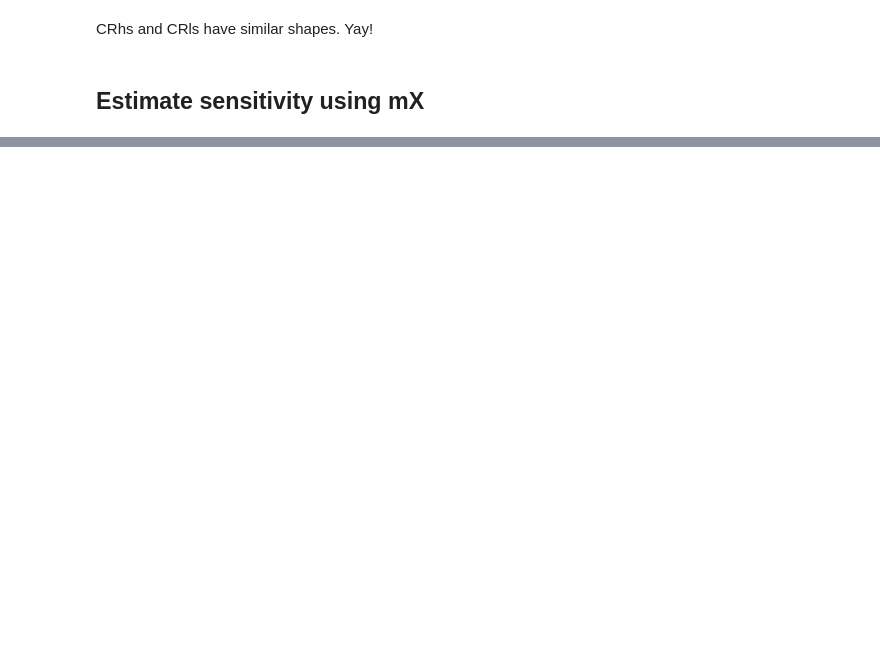
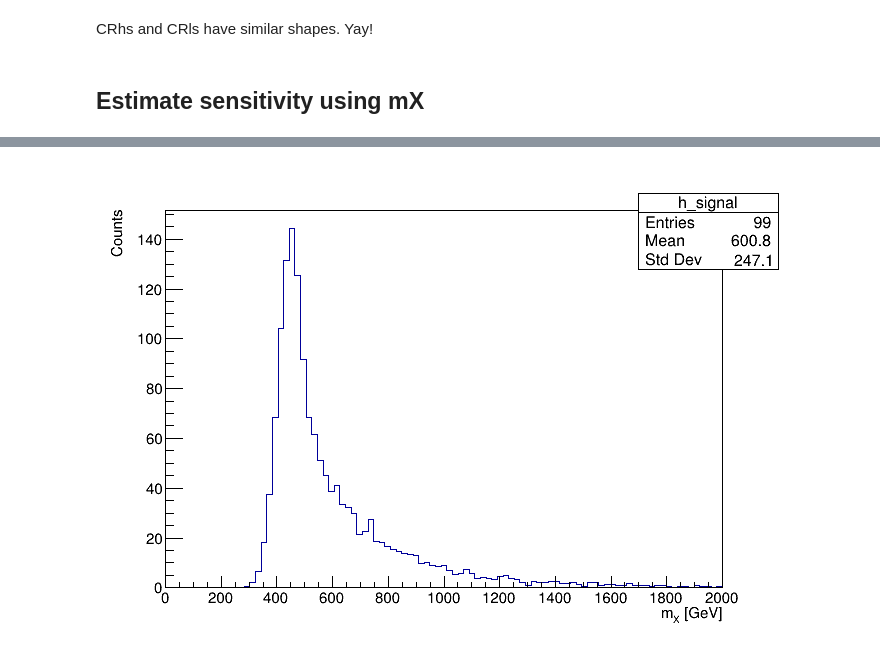
Before and after one commit to srosenzweig09/analysis, a Jupyter notebook: jupyter/6_background_estimation/background_estimation.ipynb, the cells around one changed output, grey strips where cells are left out. Cells and saved outputs as stored; diff of their text form; code cells hidden in the pictures; blank space fills up the shorter version.

```diff
--- a/jupyter/6_background_estimation/background_estimation.ipynb
+++ b/jupyter/6_background_estimation/background_estimation.ipynb
@@ -306,0 +316,6 @@ Text(0, 1, 'Events')
+# %%
+bins = np.linspace(0,max_mass,nbins)
+n,e = np.histogram(sgnl_X.m[sgnl_SRhs_mask].to_numpy(), bins=bins)
+hist1 = np.histogram(sgnl_X.m[sgnl_SRhs_mask].to_numpy(), bins=bins)
+hist2 = np.histogram(x_bins(bins), weights=n*signal_tree.scale, bins=bins)
+aghast_hist = aghast.from_numpy(hist)
@@ -306,0 +326,11 @@ Text(0, 1, 'Events')
+# %%
+import ROOT
+from array import array
+canvas = ROOT.TCanvas()
+h = ROOT.TH1D("h_signal",";m_{X} [GeV];Counts",len(n),array('d',list(e)))
+for i,bin in enumerate(n):
+    h.SetBinContent(i+1, bin*signal_tree.scale)
+
+h.Draw()
+canvas.Draw()
+# %% [output]
@@ -306,0 +338 @@ Text(0, 1, 'Events')
+[figure, added]
```
Also changed, not shown: parts of 24 cells of this notebook.
